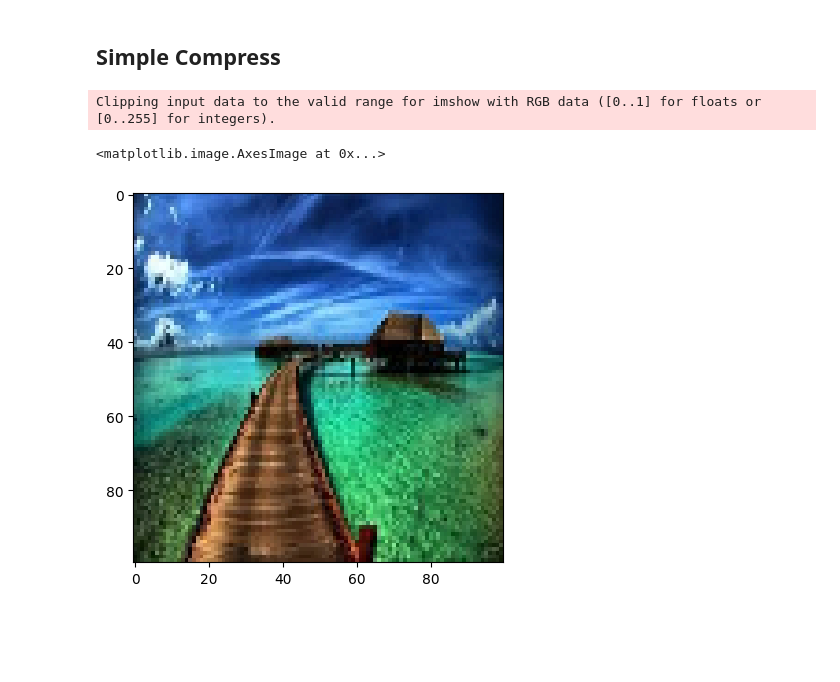
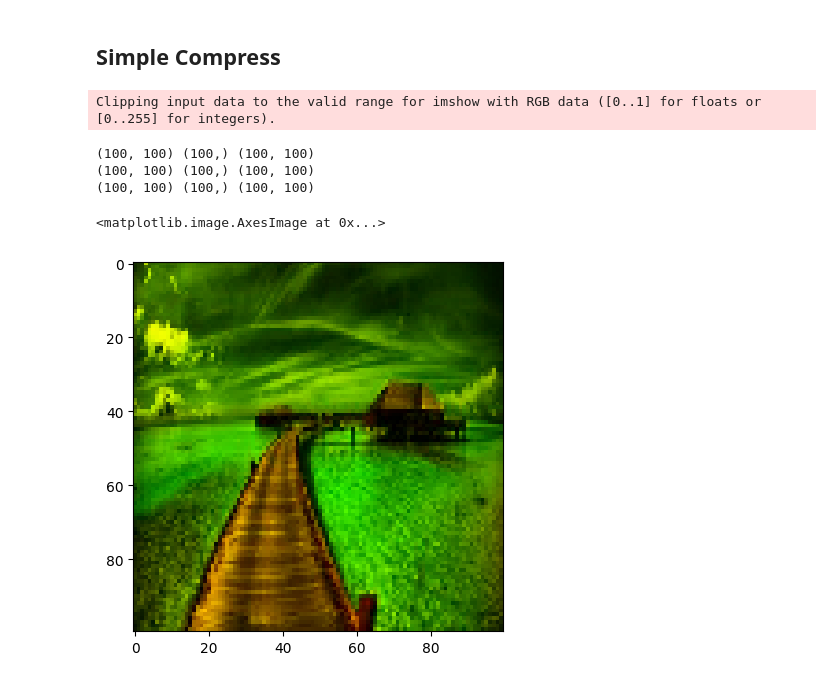
Before and after one commit to harrithha/MDS_2023, a Jupyter notebook: Assignment_1/part1-images.ipynb, the cells around one changed output. Cells and saved outputs as stored; diff of their text form; code cells hidden in the pictures; blank space fills up the shorter version.

```diff
--- a/Assignment_1/part1-images.ipynb
+++ b/Assignment_1/part1-images.ipynb
@@ -95,11 +97,14 @@ def compressed_image(img_array, percentage):
 # %%
 import matplotlib.pyplot as plt
 # img = Image.open("./images/1.png")
 img_array = cv2.imread("./images/1.png")
-i = compressed_image(img_array, 100)/255
-i[:, :, [0, 2]] = i[:, :, [2, 0]]
+i = compressed_image(img_array, 100)
+i[:, :, 2] = 0
 plt.imshow(i)
 # %% [output]
 Clipping input data to the valid range for imshow with RGB data ([0..1] for floats or [0..255] for integers).
-<matplotlib.image.AxesImage at 0x...>
+(100, 100) (100,) (100, 100)
+(100, 100) (100,) (100, 100)
+(100, 100) (100,) (100, 100)
+<matplotlib.image.AxesImage at 0x...>
-[figure, old version]
+[figure, new version]
```
Also changed, not shown: parts of 2 cells of this notebook.
